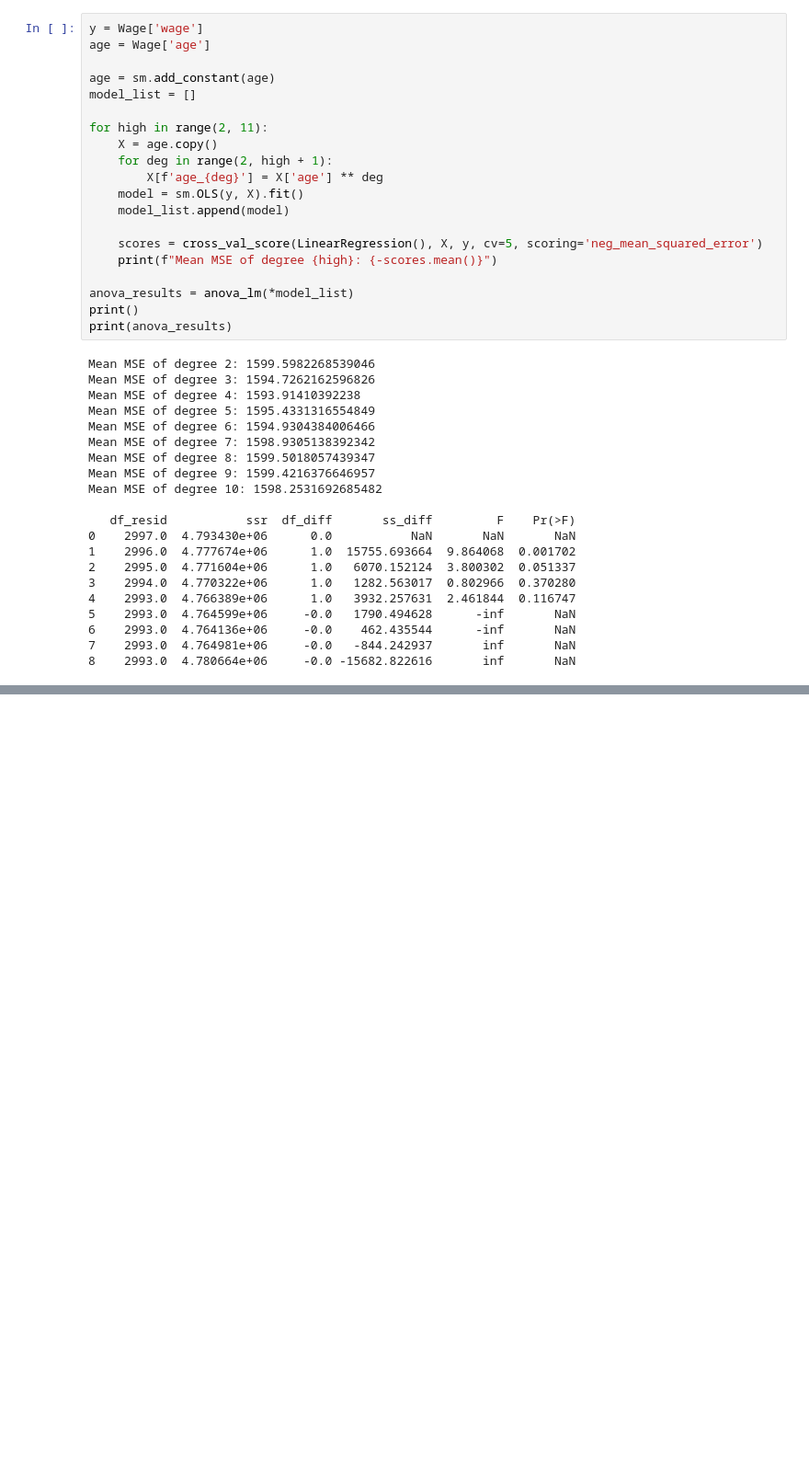
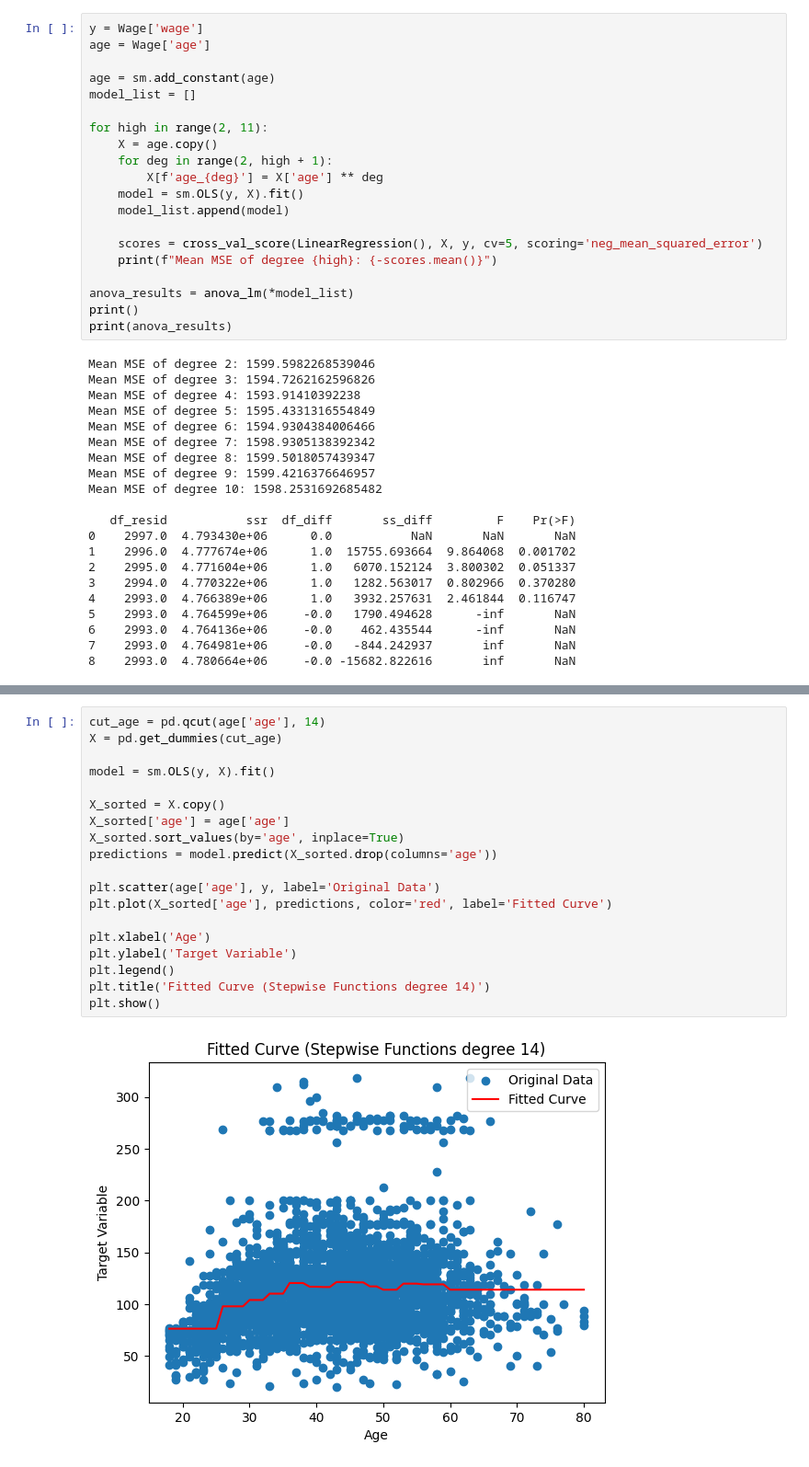
Before and after one commit to QuanPham19/statistical-modeling, a Jupyter notebook: 7-2-practice.ipynb, the cells around one changed output, grey strips where cells are left out. Shown at 92% size. Saved outputs shown, nothing was run; the diff lists cells and outputs as text; blank space fills up the shorter version.

```diff
--- a/7-2-practice.ipynb
+++ b/7-2-practice.ipynb
@@ -112,0 +114,21 @@ Mean MSE of degree 19: 1616.9001370837516
+# %%
+cut_age = pd.qcut(age['age'], 14)
+X = pd.get_dummies(cut_age)
+
+model = sm.OLS(y, X).fit()
+
+X_sorted = X.copy()
+X_sorted['age'] = age['age']
+X_sorted.sort_values(by='age', inplace=True)
+predictions = model.predict(X_sorted.drop(columns='age'))
+
+plt.scatter(age['age'], y, label='Original Data')
+plt.plot(X_sorted['age'], predictions, color='red', label='Fitted Curve')
+
+plt.xlabel('Age')
+plt.ylabel('Target Variable')
+plt.legend()
+plt.title('Fitted Curve (Stepwise Functions degree 14)')
+plt.show()
+# %% [output]
+[figure, added]
```
Also changed, not shown: parts of 11 cells of this notebook.
